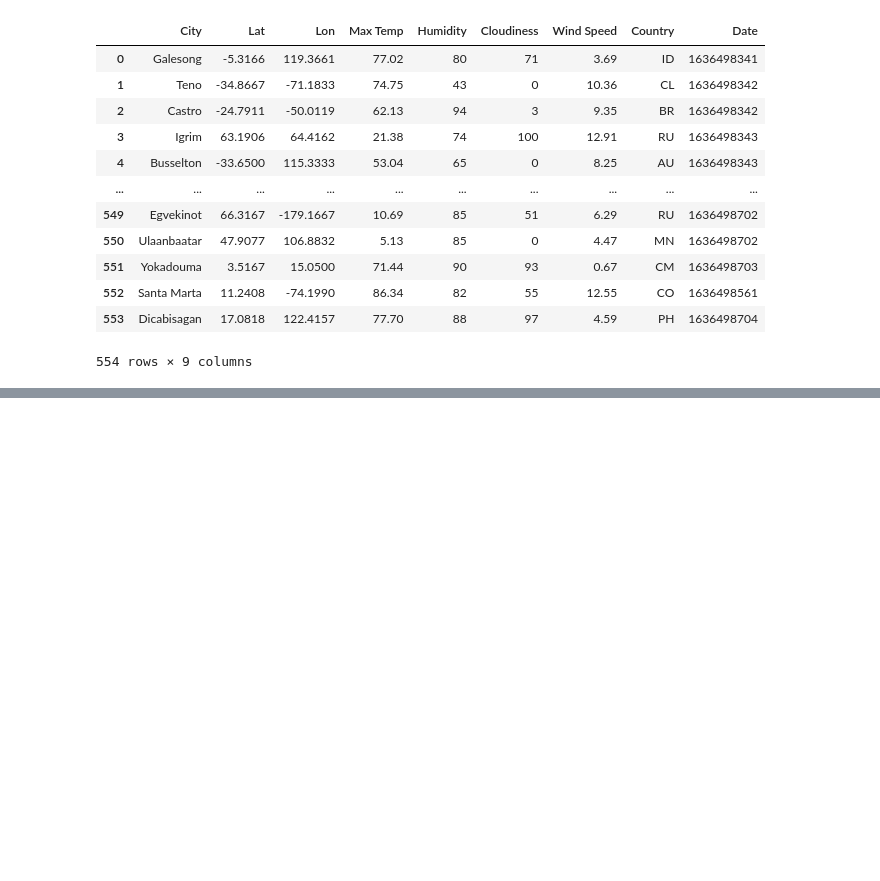
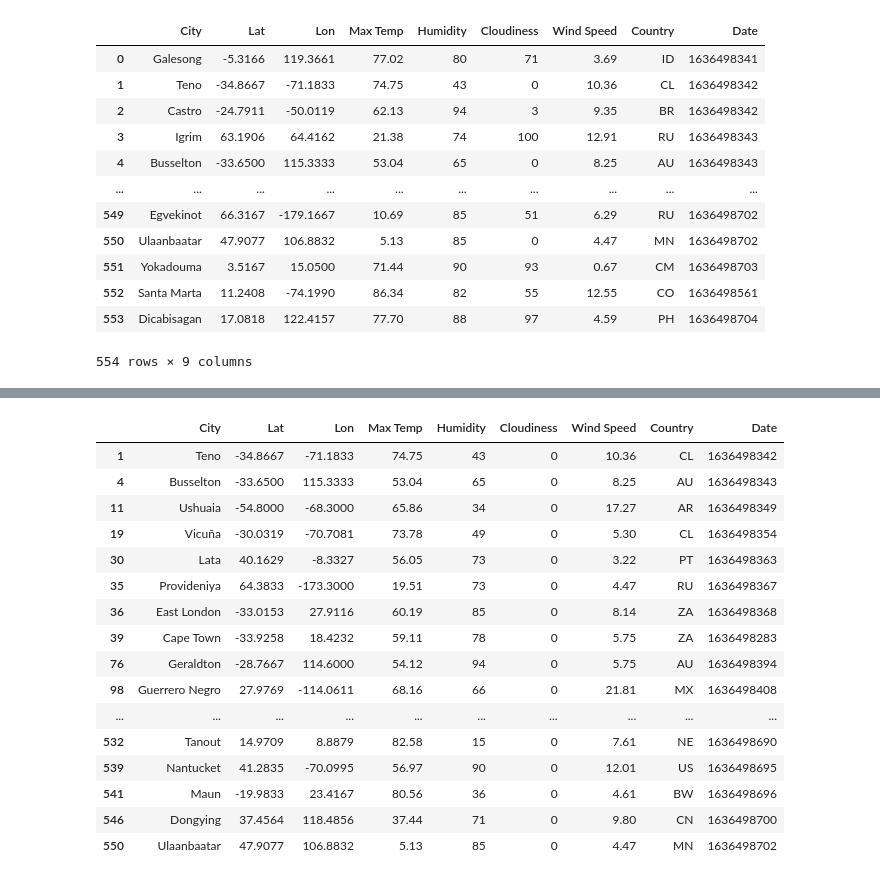
Before and after one commit to LineaFuller/Python_API_Challenge, a Jupyter notebook: WheatherPy/VacationPy.ipynb, the cells around one changed output, grey strips where cells are left out. Cells and saved outputs as stored; diff of their text form; code cells hidden in the pictures; blank space fills up the shorter version.

```diff
--- a/WheatherPy/VacationPy.ipynb
+++ b/WheatherPy/VacationPy.ipynb
@@ -53,11 +53,11 @@ weather_df
 # Configure gmpas
 gmaps.configure(g_key)
 
-weather_df["Humidity"] = weather_df["Humidity"].astype(float)
+humidity = weather_df["Humidity"].astype(float)
 locations= weather_df[["Lat", "Lon"]].astype(float)
 
 
-# Heatmap
+# HEATMAP
 figure = gmaps.figure()
 
 heatmap = gmaps.heatmap_layer(locations, weights=humidity, dissipating =False, max_intensity=max(weather_df["Humidity"]), point_radius=2)
@@ -71,0 +70,10 @@ NameError: name 'humidity' is not defined
+# %%
+#Check for Null amounts
+weather_df.isnull().values.any()
+
+# Locate Null values
+weather_df.isnull().sum()
+
+# Drop values
+clean_weather_df = weather_df.dropna()
+clean_weather_df
@@ -71,0 +94,32 @@ NameError: name 'humidity' is not defined
+# %%
+#Filter cities based on ideal weather condition.
+
+# Ideal temperature: A max temperature lower than 80 degrees but higher than 70.
+filtered_weather_df = clean_weather_df.loc[(clean_weather_df["Max Temp"] > 70) & (clean_weather_df["Max Temp"] <80)]
+
+
+# Ideal Wind Speed: less than 10 mph.
+filtered_weather_df = clean_weather_df.loc[clean_weather_df["Wind Speed"] <10]
+
+# Ideal Cloudiness: Zero cloudiness.
+filtered_weather_df = clean_weather_df.loc[clean_weather_df["Cloudiness"] == 0]
+# %%
+filtered_weather_df
+# %% [output]
+|  | City | Lat | Lon | Max Temp | Humidity | Cloudiness | Wind Speed | Country | Date |
+| 1 | Teno | -34.8667 | -71.1833 | 74.75 | 43 | 0 | 10.36 | CL | 1636498342 |
+| 4 | Busselton | -33.6500 | 115.3333 | 53.04 | 65 | 0 | 8.25 | AU | 1636498343 |
+| 11 | Ushuaia | -54.8000 | -68.3000 | 65.86 | 34 | 0 | 17.27 | AR | 1636498349 |
+| 19 | Vicuña | -30.0319 | -70.7081 | 73.78 | 49 | 0 | 5.30 | CL | 1636498354 |
+| 30 | Lata | 40.1629 | -8.3327 | 56.05 | 73 | 0 | 3.22 | PT | 1636498363 |
+| 35 | Provideniya | 64.3833 | -173.3000 | 19.51 | 73 | 0 | 4.47 | RU | 1636498367 |
+| 36 | East London | -33.0153 | 27.9116 | 60.19 | 85 | 0 | 8.14 | ZA | 1636498368 |
+| 39 | Cape Town | -33.9258 | 18.4232 | 59.11 | 78 | 0 | 5.75 | ZA | 1636498283 |
+| 76 | Geraldton | -28.7667 | 114.6000 | 54.12 | 94 | 0 | 5.75 | AU | 1636498394 |
+| 98 | Guerrero Negro | 27.9769 | -114.0611 | 68.16 | 66 | 0 | 21.81 | MX | 1636498408 |
+| ... | ... | ... | ... | ... | ... | ... | ... | ... | ... |
+| 532 | Tanout | 14.9709 | 8.8879 | 82.58 | 15 | 0 | 7.61 | NE | 1636498690 |
+| 539 | Nantucket | 41.2835 | -70.0995 | 56.97 | 90 | 0 | 12.01 | US | 1636498695 |
+| 541 | Maun | -19.9833 | 23.4167 | 80.56 | 36 | 0 | 4.61 | BW | 1636498696 |
+| 546 | Dongying | 37.4564 | 118.4856 | 37.44 | 71 | 0 | 9.80 | CN | 1636498700 |
+| 550 | Ulaanbaatar | 47.9077 | 106.8832 | 5.13 | 85 | 0 | 4.47 | MN | 1636498702 |
```
Also changed, not shown: parts of 4 cells of this notebook.
